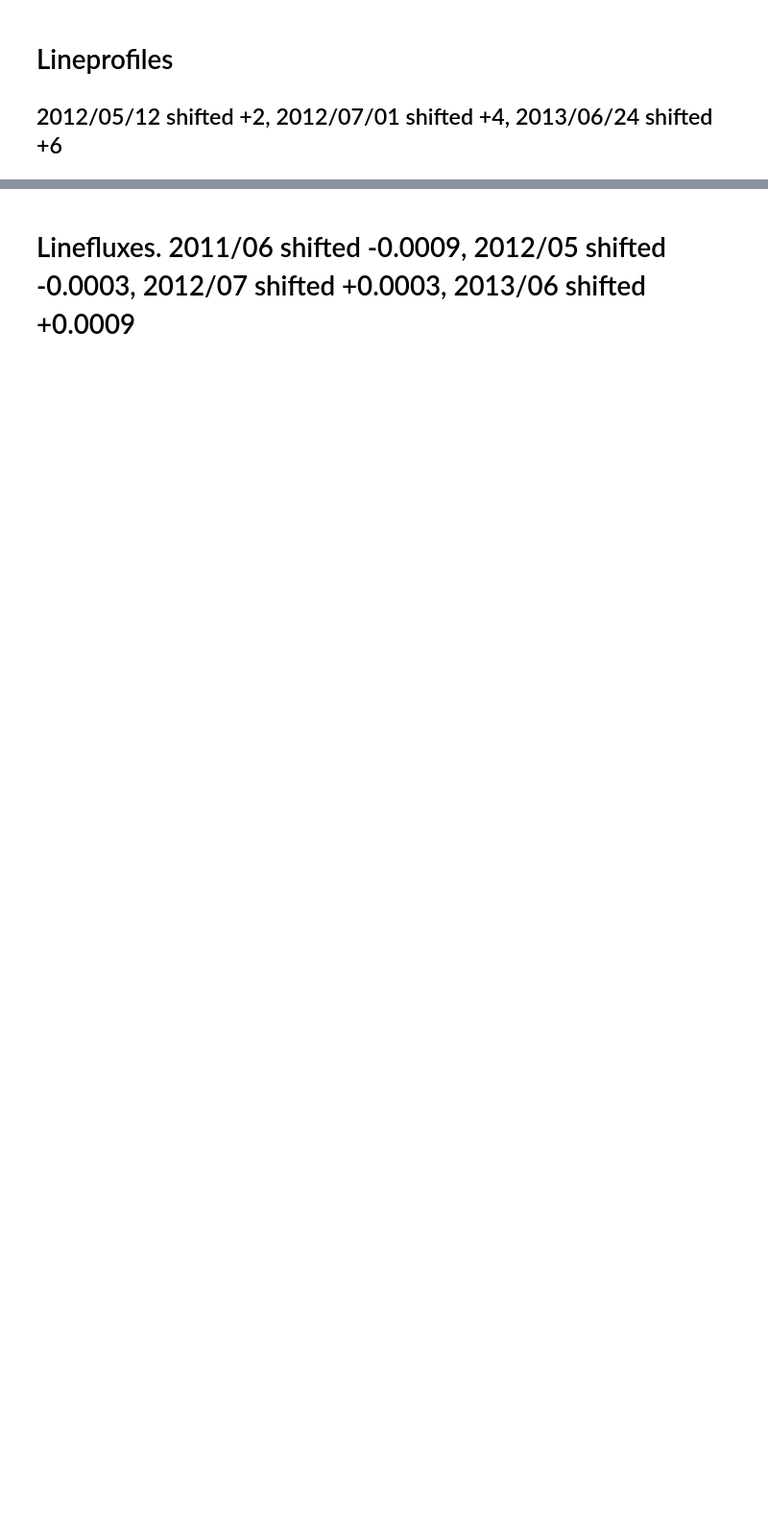
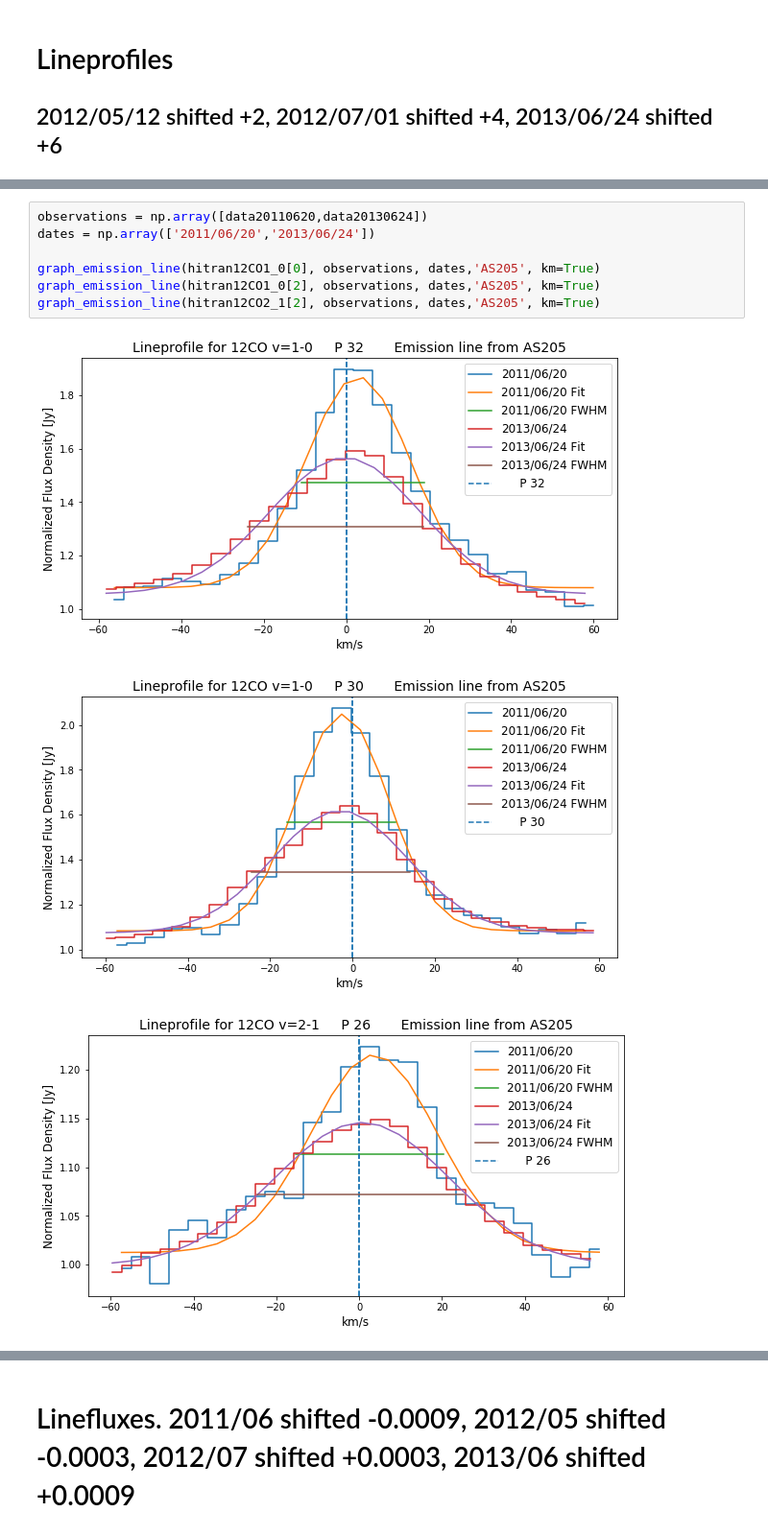
Before and after one commit to adamoses/URSIProject, a Jupyter notebook: as205_analysis.ipynb, the cells around one changed output, grey strips where cells are left out. Shown: that part at 96% size. Cells and saved outputs as stored; diff of their text form; blank space fills up the shorter version.

```diff
--- a/as205_analysis.ipynb
+++ b/as205_analysis.ipynb
@@ -272,0 +255,11 @@ Text(0, 0.5, 'Normalized Flux Density [Jy]')
+# %%
+observations = np.array([data20110620,data20130624])
+dates = np.array(['2011/06/20','2013/06/24'])
+
+graph_emission_line(hitran12CO1_0[0], observations, dates,'AS205', km=True)
+graph_emission_line(hitran12CO1_0[2], observations, dates,'AS205', km=True)
+graph_emission_line(hitran12CO2_1[2], observations, dates,'AS205', km=True)
+# %% [output]
+[figure, added]
+[figure, added]
+[figure, added]
```
Also changed, not shown: parts of 30 cells of this notebook.
